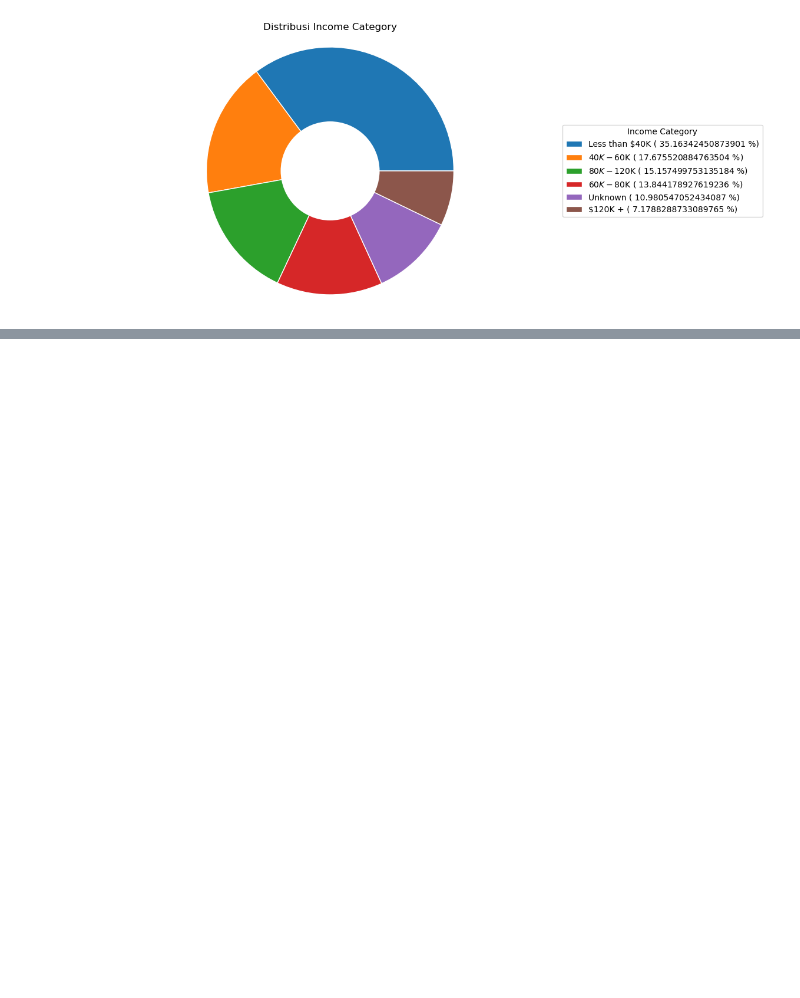
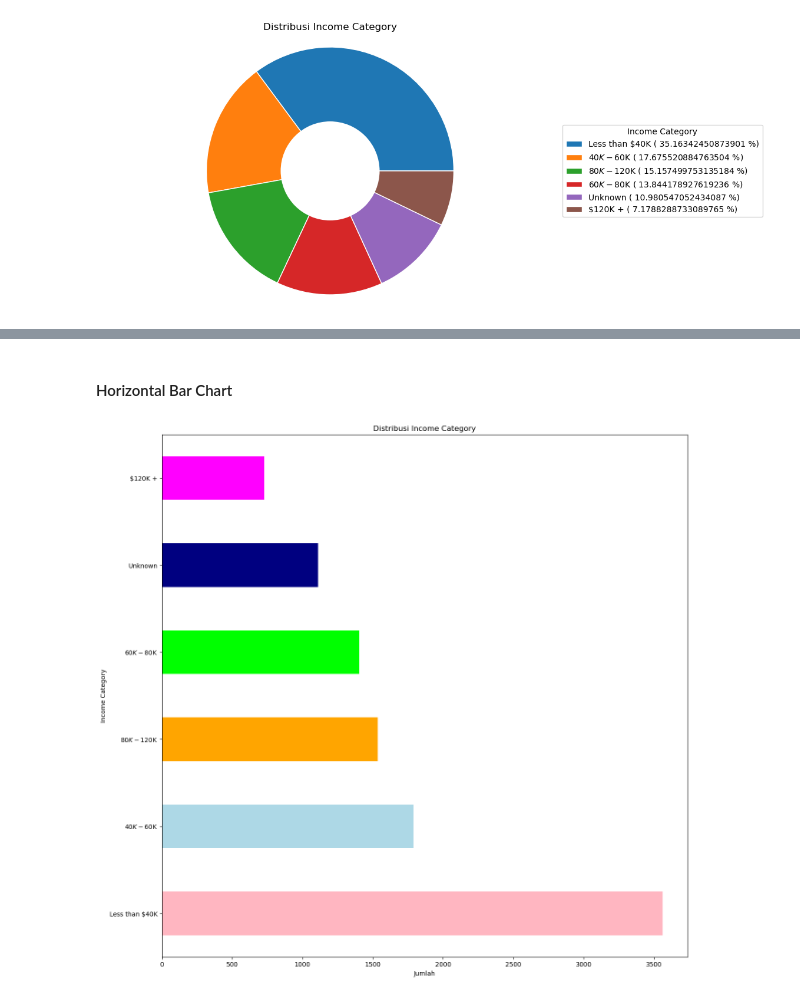
Before and after one commit to KhadafiZubaidiDev/my-projects, a Jupyter notebook: data-visualization-project/main.ipynb, the cells around one changed output, grey strips where cells are left out. Saved outputs shown, nothing was run; the diff lists cells and outputs as text; code cells hidden in the pictures; blank space fills up the shorter version.

```diff
--- a/data-visualization-project/main.ipynb
+++ b/data-visualization-project/main.ipynb
@@ -420,0 +431,10 @@ plt.show()
+# %% [markdown]
+#### Horizontal Bar Chart
+# %%
+ax = df['Income_Category'].value_counts().plot(kind='barh',color=['lightpink','lightblue','orange','lime','navy','magenta'], figsize=(15,15))
+ax.set_title('Distribusi Income Category')
+ax.set_xlabel('Jumlah')
+ax.set_ylabel('Income Category')
+plt.show()
+# %% [output]
+[figure, added]
```
Also changed, not shown: parts of 2 cells of this notebook.
